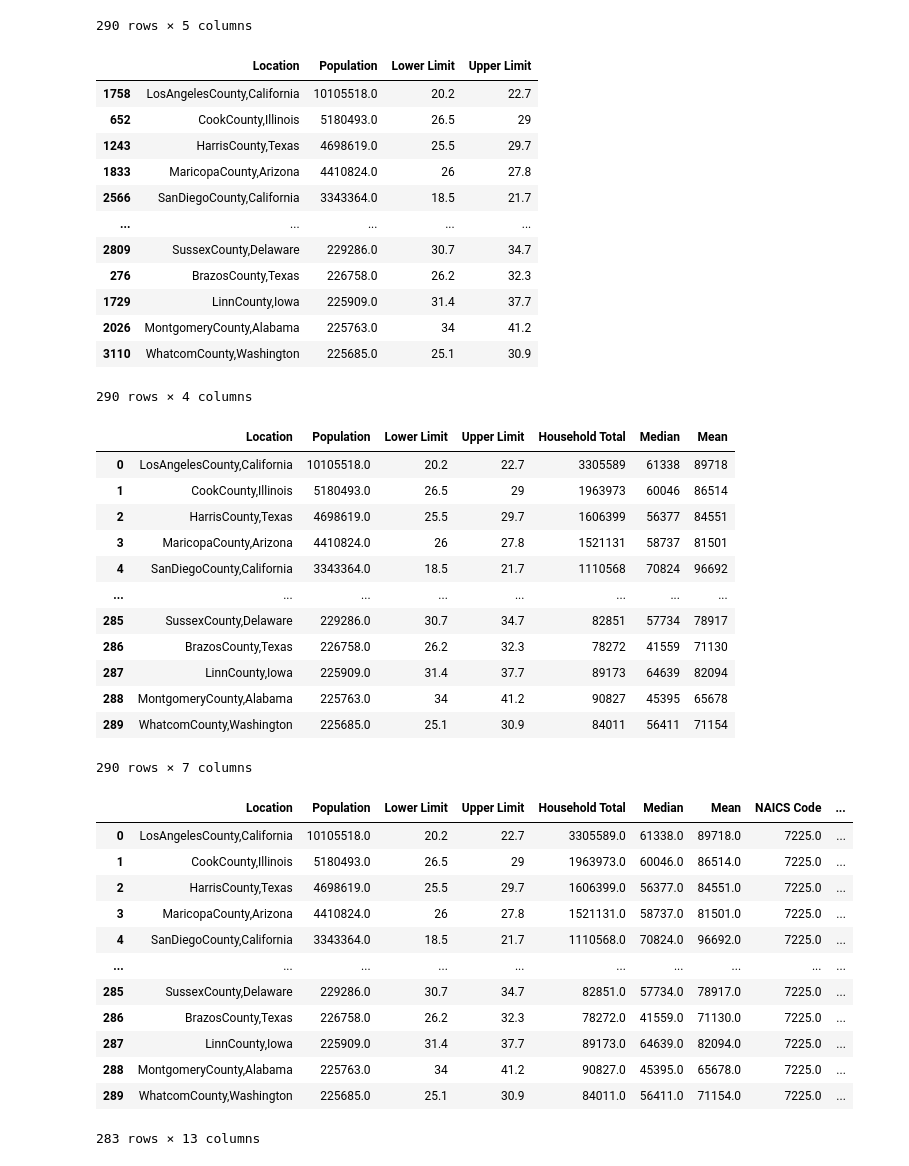
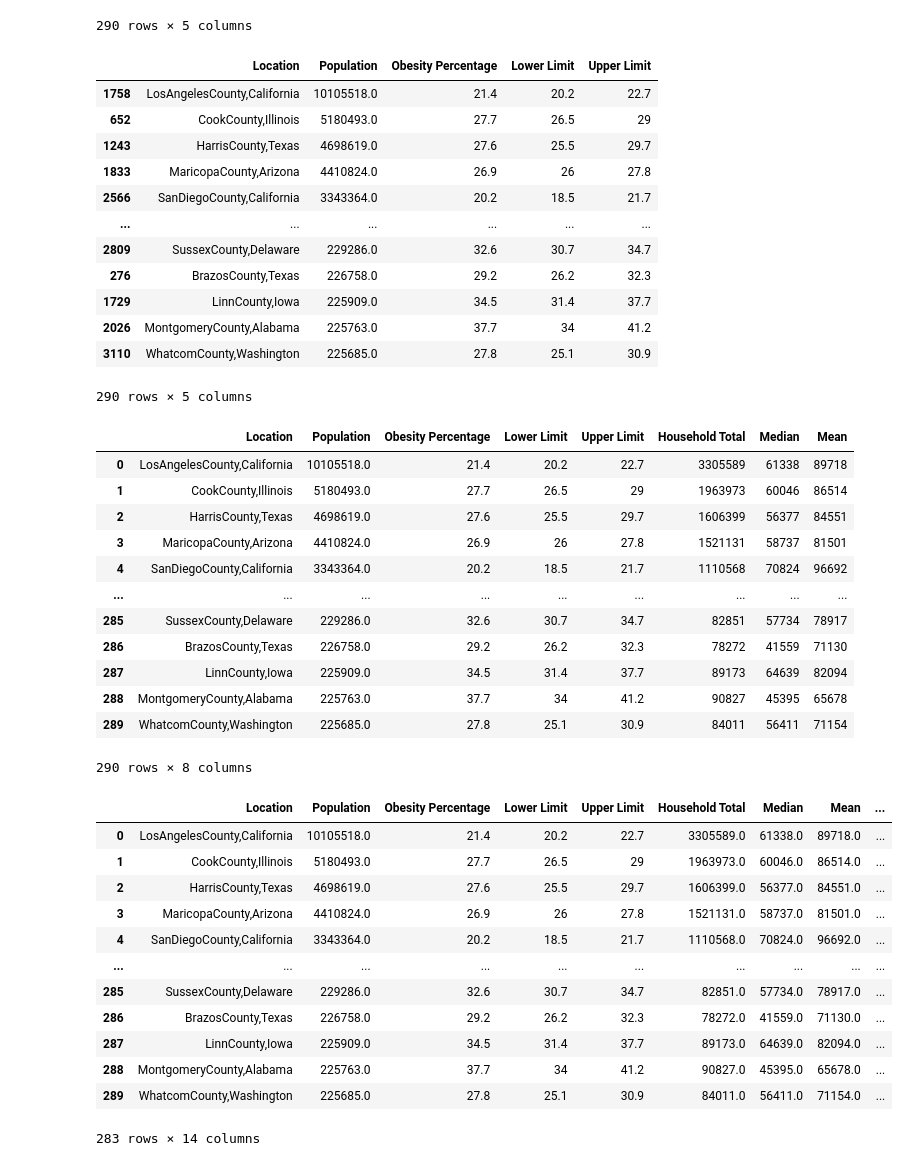
Before and after one commit to liliana-ilut/The-Mockingbirds, a Jupyter notebook: Clean Data/All_Merge.ipynb, the cells around one changed output. Drawn from its saved outputs; the diff is of its cells as text; code cells hidden in the pictures.

```diff
--- a/Clean Data/All_Merge.ipynb
+++ b/Clean Data/All_Merge.ipynb
@@ -107,63 +107,63 @@ Sorted_Merge
 | 3110 | WhatcomCounty,Washington | 27.8 | 25.1 | 30.9 | 225685.0 |
 290 rows × 5 columns
 # %%
-Sorted_Merge = Sorted_Merge[["Location", "Population","Lower Limit", "Upper Limit"]]
+Sorted_Merge = Sorted_Merge[["Location", "Population", "Obesity Percentage", "Lower Limit", "Upper Limit"]]
 Sorted_Merge
 # %% [output]
-|  | Location | Population | Lower Limit | Upper Limit |
-| 1758 | LosAngelesCounty,California | 10105518.0 | 20.2 | 22.7 |
-| 652 | CookCounty,Illinois | 5180493.0 | 26.5 | 29 |
-| 1243 | HarrisCounty,Texas | 4698619.0 | 25.5 | 29.7 |
-| 1833 | MaricopaCounty,Arizona | 4410824.0 | 26 | 27.8 |
-| 2566 | SanDiegoCounty,California | 3343364.0 | 18.5 | 21.7 |
-| ... | ... | ... | ... | ... |
-| 2809 | SussexCounty,Delaware | 229286.0 | 30.7 | 34.7 |
-| 276 | BrazosCounty,Texas | 226758.0 | 26.2 | 32.3 |
-| 1729 | LinnCounty,Iowa | 225909.0 | 31.4 | 37.7 |
-| 2026 | MontgomeryCounty,Alabama | 225763.0 | 34 | 41.2 |
-| 3110 | WhatcomCounty,Washington | 225685.0 | 25.1 | 30.9 |
+|  | Location | Population | Obesity Percentage | Lower Limit | Upper Limit |
+| 1758 | LosAngelesCounty,California | 10105518.0 | 21.4 | 20.2 | 22.7 |
+| 652 | CookCounty,Illinois | 5180493.0 | 27.7 | 26.5 | 29 |
+| 1243 | HarrisCounty,Texas | 4698619.0 | 27.6 | 25.5 | 29.7 |
+| 1833 | MaricopaCounty,Arizona | 4410824.0 | 26.9 | 26 | 27.8 |
+| 2566 | SanDiegoCounty,California | 3343364.0 | 20.2 | 18.5 | 21.7 |
+| ... | ... | ... | ... | ... | ... |
+| 2809 | SussexCounty,Delaware | 229286.0 | 32.6 | 30.7 | 34.7 |
+| 276 | BrazosCounty,Texas | 226758.0 | 29.2 | 26.2 | 32.3 |
+| 1729 | LinnCounty,Iowa | 225909.0 | 34.5 | 31.4 | 37.7 |
+| 2026 | MontgomeryCounty,Alabama | 225763.0 | 37.7 | 34 | 41.2 |
+| 3110 | WhatcomCounty,Washington | 225685.0 | 27.8 | 25.1 | 30.9 |
-290 rows × 4 columns
+290 rows × 5 columns
 # %%
 Sorted_Merge_2_df = Sorted_Merge.merge(Income_df, on= "Location", how="outer")
 Sorted_Merge_2_df.to_csv('./Resources/PopObeInc.csv')
 Sorted_Merge_2_df = Sorted_Merge_2_df.dropna(how='any')
 Sorted_Merge_2_df
 # %% [output]
-|  | Location | Population | Lower Limit | Upper Limit | Household Total | Median | Mean |
-| 0 | LosAngelesCounty,California | 10105518.0 | 20.2 | 22.7 | 3305589 | 61338 | 89718 |
-| 1 | CookCounty,Illinois | 5180493.0 | 26.5 | 29 | 1963973 | 60046 | 86514 |
-| 2 | HarrisCounty,Texas | 4698619.0 | 25.5 | 29.7 | 1606399 | 56377 | 84551 |
-| 3 | MaricopaCounty,Arizona | 4410824.0 | 26 | 27.8 | 1521131 | 58737 | 81501 |
-| 4 | SanDiegoCounty,California | 3343364.0 | 18.5 | 21.7 | 1110568 | 70824 | 96692 |
-| ... | ... | ... | ... | ... | ... | ... | ... |
-| 285 | SussexCounty,Delaware | 229286.0 | 30.7 | 34.7 | 82851 | 57734 | 78917 |
-| 286 | BrazosCounty,Texas | 226758.0 | 26.2 | 32.3 | 78272 | 41559 | 71130 |
-| 287 | LinnCounty,Iowa | 225909.0 | 31.4 | 37.7 | 89173 | 64639 | 82094 |
-| 288 | MontgomeryCounty,Alabama | 225763.0 | 34 | 41.2 | 90827 | 45395 | 65678 |
-| 289 | WhatcomCounty,Washington | 225685.0 | 25.1 | 30.9 | 84011 | 56411 | 71154 |
+|  | Location | Population | Obesity Percentage | Lower Limit | Upper Limit | Household Total | Median | Mean |
+| 0 | LosAngelesCounty,California | 10105518.0 | 21.4 | 20.2 | 22.7 | 3305589 | 61338 | 89718 |
+| 1 | CookCounty,Illinois | 5180493.0 | 27.7 | 26.5 | 29 | 1963973 | 60046 | 86514 |
+| 2 | HarrisCounty,Texas | 4698619.0 | 27.6 | 25.5 | 29.7 | 1606399 | 56377 | 84551 |
+| 3 | MaricopaCounty,Arizona | 4410824.0 | 26.9 | 26 | 27.8 | 1521131 | 58737 | 81501 |
+| 4 | SanDiegoCounty,California | 3343364.0 | 20.2 | 18.5 | 21.7 | 1110568 | 70824 | 96692 |
+| ... | ... | ... | ... | ... | ... | ... | ... | ... |
+| 285 | SussexCounty,Delaware | 229286.0 | 32.6 | 30.7 | 34.7 | 82851 | 57734 | 78917 |
+| 286 | BrazosCounty,Texas | 226758.0 | 29.2 | 26.2 | 32.3 | 78272 | 41559 | 71130 |
+| 287 | LinnCounty,Iowa | 225909.0 | 34.5 | 31.4 | 37.7 | 89173 | 64639 | 82094 |
+| 288 | MontgomeryCounty,Alabama | 225763.0 | 37.7 | 34 | 41.2 | 90827 | 45395 | 65678 |
+| 289 | WhatcomCounty,Washington | 225685.0 | 27.8 | 25.1 | 30.9 | 84011 | 56411 | 71154 |
-290 rows × 7 columns
+290 rows × 8 columns
 # %%
 # Sorted_Merge_2_df = Sorted_Merge_2[["Location", "Population","Lower Limit Pop", "Upper Limit Pop"]]
 # Sorted_Merge
 # %%
 Sorted_Merge_3_df = Sorted_Merge_2_df.merge(Restaurant_df, on= "Location", how="outer")
 Sorted_Merge_3_df.to_csv('./Resources/AllMerge.csv')
 Sorted_Merge_3_df = Sorted_Merge_3_df.dropna(how='any')
-Sorted_Merge_3_df.round(3)
+Sorted_Merge_3_df
 # %% [output]
-|  | Location | Population | Lower Limit | Upper Limit | Household Total | Median | Mean | NAICS Code | ... |
-| 0 | LosAngelesCounty,California | 10105518.0 | 20.2 | 22.7 | 3305589.0 | 61338.0 | 89718.0 | 7225.0 | ... |
-| 1 | CookCounty,Illinois | 5180493.0 | 26.5 | 29 | 1963973.0 | 60046.0 | 86514.0 | 7225.0 | ... |
-| 2 | HarrisCounty,Texas | 4698619.0 | 25.5 | 29.7 | 1606399.0 | 56377.0 | 84551.0 | 7225.0 | ... |
-| 3 | MaricopaCounty,Arizona | 4410824.0 | 26 | 27.8 | 1521131.0 | 58737.0 | 81501.0 | 7225.0 | ... |
-| 4 | SanDiegoCounty,California | 3343364.0 | 18.5 | 21.7 | 1110568.0 | 70824.0 | 96692.0 | 7225.0 | ... |
+|  | Location | Population | Obesity Percentage | Lower Limit | Upper Limit | Household Total | Median | Mean | ... |
+| 0 | LosAngelesCounty,California | 10105518.0 | 21.4 | 20.2 | 22.7 | 3305589.0 | 61338.0 | 89718.0 | ... |
+| 1 | CookCounty,Illinois | 5180493.0 | 27.7 | 26.5 | 29 | 1963973.0 | 60046.0 | 86514.0 | ... |
+| 2 | HarrisCounty,Texas | 4698619.0 | 27.6 | 25.5 | 29.7 | 1606399.0 | 56377.0 | 84551.0 | ... |
+| 3 | MaricopaCounty,Arizona | 4410824.0 | 26.9 | 26 | 27.8 | 1521131.0 | 58737.0 | 81501.0 | ... |
+| 4 | SanDiegoCounty,California | 3343364.0 | 20.2 | 18.5 | 21.7 | 1110568.0 | 70824.0 | 96692.0 | ... |
 | ... | ... | ... | ... | ... | ... | ... | ... | ... | ... |
-| 285 | SussexCounty,Delaware | 229286.0 | 30.7 | 34.7 | 82851.0 | 57734.0 | 78917.0 | 7225.0 | ... |
-| 286 | BrazosCounty,Texas | 226758.0 | 26.2 | 32.3 | 78272.0 | 41559.0 | 71130.0 | 7225.0 | ... |
-| 287 | LinnCounty,Iowa | 225909.0 | 31.4 | 37.7 | 89173.0 | 64639.0 | 82094.0 | 7225.0 | ... |
-| 288 | MontgomeryCounty,Alabama | 225763.0 | 34 | 41.2 | 90827.0 | 45395.0 | 65678.0 | 7225.0 | ... |
-| 289 | WhatcomCounty,Washington | 225685.0 | 25.1 | 30.9 | 84011.0 | 56411.0 | 71154.0 | 7225.0 | ... |
+| 285 | SussexCounty,Delaware | 229286.0 | 32.6 | 30.7 | 34.7 | 82851.0 | 57734.0 | 78917.0 | ... |
+| 286 | BrazosCounty,Texas | 226758.0 | 29.2 | 26.2 | 32.3 | 78272.0 | 41559.0 | 71130.0 | ... |
+| 287 | LinnCounty,Iowa | 225909.0 | 34.5 | 31.4 | 37.7 | 89173.0 | 64639.0 | 82094.0 | ... |
+| 288 | MontgomeryCounty,Alabama | 225763.0 | 37.7 | 34 | 41.2 | 90827.0 | 45395.0 | 65678.0 | ... |
+| 289 | WhatcomCounty,Washington | 225685.0 | 27.8 | 25.1 | 30.9 | 84011.0 | 56411.0 | 71154.0 | ... |
-283 rows × 13 columns
+283 rows × 14 columns
 # %%
 #Function that exports the DataFrame to a CSV
 Sorted_Merge_3_df.to_csv("./Resources/AllMerge.csv", encoding="utf-8", index=False)
```
Also changed, not shown: 2 other files.
